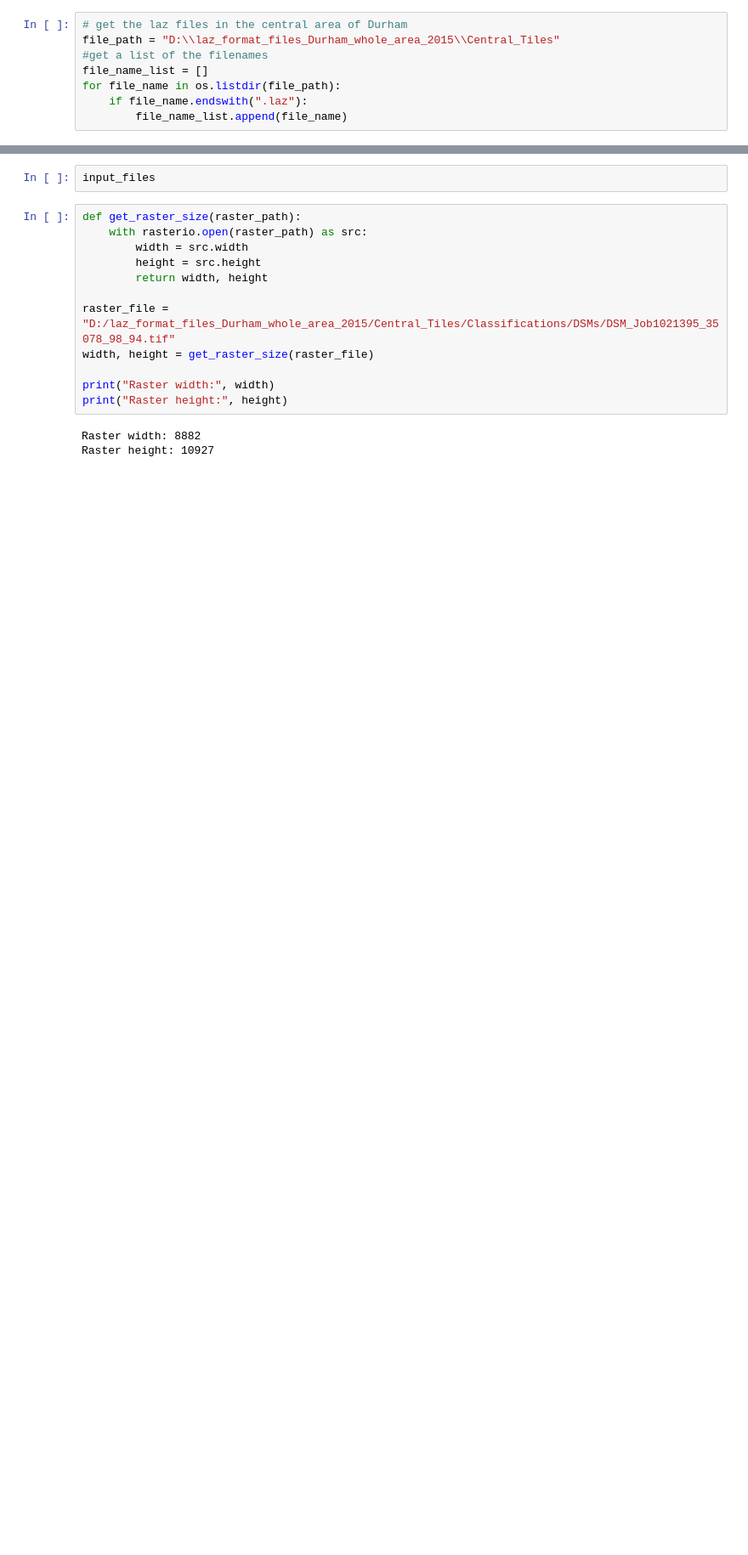
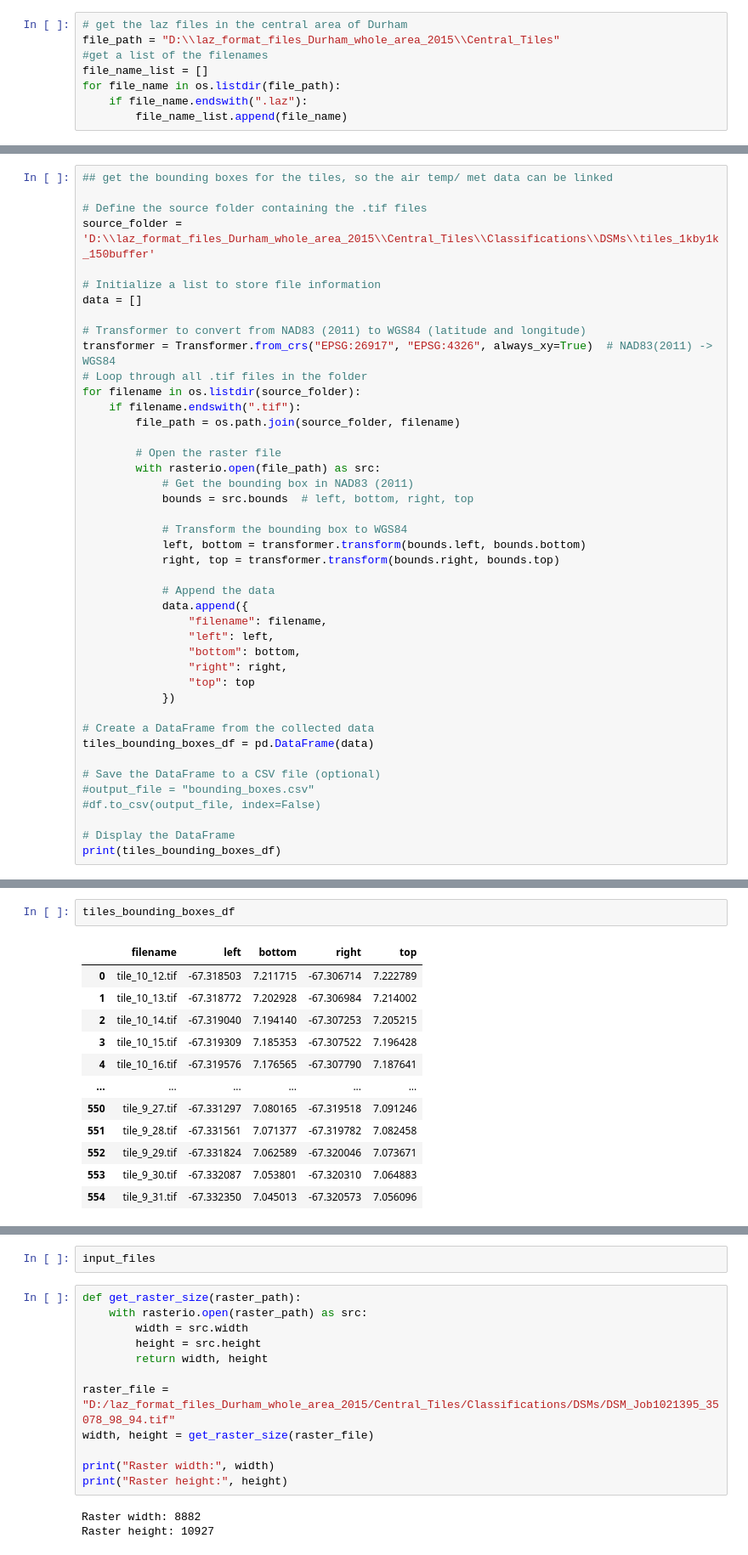
Before and after one commit to SarahBerk-github/SOLWEIG, a Jupyter notebook: DM_creation_pdal.ipynb, the cells around one changed output, grey strips where cells are left out. Shown at 85% size. Drawn from its saved outputs; the diff is of its cells as text; blank space fills up the shorter version.

```diff
--- a/DM_creation_pdal.ipynb
+++ b/DM_creation_pdal.ipynb
@@ -632,0 +1210,43 @@ merge_and_split_dems(input_folder, merged_output_path, output_folder)
+# %%
+## get the bounding boxes for the tiles, so the air temp/ met data can be linked
+
+# Define the source folder containing the .tif files
+source_folder = 'D:\\laz_format_files_Durham_whole_area_2015\\Central_Tiles\\Classifications\\DSMs\\tiles_1kby1k_150buffer'
+
+# Initialize a list to store file information
+data = []
+
+# Transformer to convert from NAD83 (2011) to WGS84 (latitude and longitude)
+transformer = Transformer.from_crs("EPSG:26917", "EPSG:4326", always_xy=True)  # NAD83(2011) -> WGS84
+# Loop through all .tif files in the folder
+for filename in os.listdir(source_folder):
+    if filename.endswith(".tif"):
+        file_path = os.path.join(source_folder, filename)
+
+        # Open the raster file
+        with rasterio.open(file_path) as src:
+            # Get the bounding box in NAD83 (2011)
+            bounds = src.bounds  # left, bottom, right, top
+
+            # Transform the bounding box to WGS84
+            left, bottom = transformer.transform(bounds.left, bounds.bottom)
+            right, top = transformer.transform(bounds.right, bounds.top)
+
+            # Append the data
+            data.append({
+                "filename": filename,
+                "left": left,
+                "bottom": bottom,
+                "right": right,
+                "top": top
+            })
+
+# Create a DataFrame from the collected data
+tiles_bounding_boxes_df = pd.DataFrame(data)
+
+# Save the DataFrame to a CSV file (optional)
+#output_file = "bounding_boxes.csv"
+#df.to_csv(output_file, index=False)
+
+# Display the DataFrame
+print(tiles_bounding_boxes_df)
@@ -632,0 +1268,15 @@ merge_and_split_dems(input_folder, merged_output_path, output_folder)
+# %%
+tiles_bounding_boxes_df
+# %% [output]
+|  | filename | left | bottom | right | top |
+| 0 | tile_10_12.tif | -67.318503 | 7.211715 | -67.306714 | 7.222789 |
+| 1 | tile_10_13.tif | -67.318772 | 7.202928 | -67.306984 | 7.214002 |
+| 2 | tile_10_14.tif | -67.319040 | 7.194140 | -67.307253 | 7.205215 |
+| 3 | tile_10_15.tif | -67.319309 | 7.185353 | -67.307522 | 7.196428 |
+| 4 | tile_10_16.tif | -67.319576 | 7.176565 | -67.307790 | 7.187641 |
+| ... | ... | ... | ... | ... | ... |
+| 550 | tile_9_27.tif | -67.331297 | 7.080165 | -67.319518 | 7.091246 |
+| 551 | tile_9_28.tif | -67.331561 | 7.071377 | -67.319782 | 7.082458 |
+| 552 | tile_9_29.tif | -67.331824 | 7.062589 | -67.320046 | 7.073671 |
+| 553 | tile_9_30.tif | -67.332087 | 7.053801 | -67.320310 | 7.064883 |
+| 554 | tile_9_31.tif | -67.332350 | 7.045013 | -67.320573 | 7.056096 |
```
Also changed, not shown: parts of 41 cells of this notebook.
